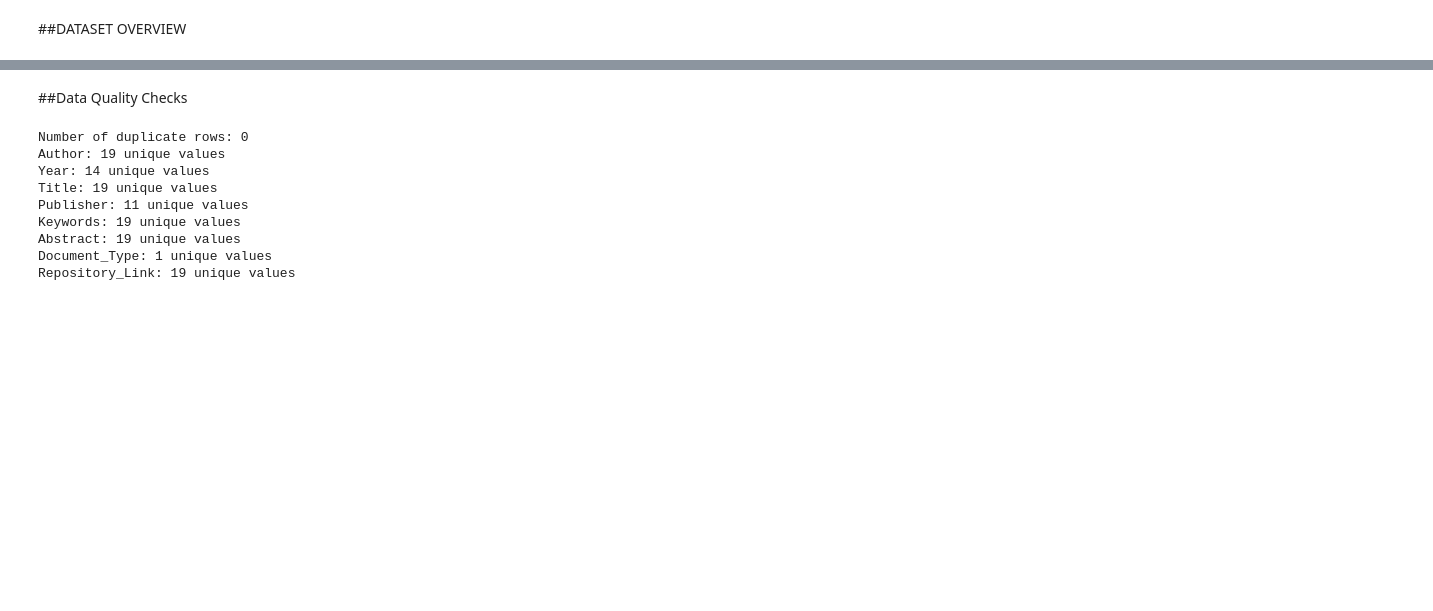
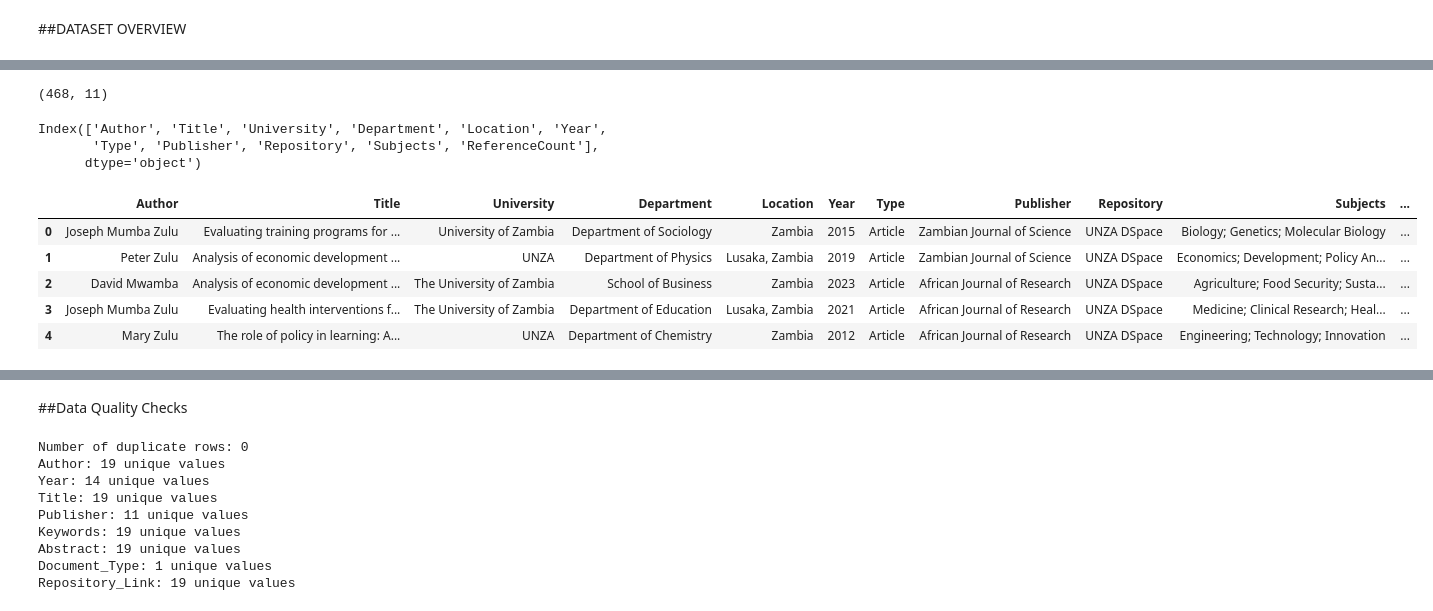
Before and after one commit to JakeSparrow1/project_team_20, a Jupyter notebook: shared_group_notebook.ipynb, the cells around one changed output, grey strips where cells are left out. Drawn from its saved outputs; the diff is of its cells as text; code cells hidden in the pictures; blank space fills up the shorter version.

```diff
--- a/shared_group_notebook.ipynb
+++ b/shared_group_notebook.ipynb
@@ -41,9 +43,5 @@ drive.mount('/content/drive')
 # %% [output]
 Mounted at /content/drive
 # %%
-import pandas as pd
-
-file_path = "/content/drive/MyDrive/clean_dataset.csv"
-df = pd.read_csv(file_path, sep="|")
-
-df.head()
+papers_path ='/content/drive/MyDrive/papers.csv'
+papers_df = pd.read_csv(papers_path,sep=',')
@@ -96,0 +50,19 @@ memory usage: 1.3+ KB
+# %%
+papers_df.shape
+# %% [output]
+(468, 11)
+# %%
+papers_df.columns
+# %% [output]
+Index(['Author', 'Title', 'University', 'Department', 'Location', 'Year',
+       'Type', 'Publisher', 'Repository', 'Subjects', 'ReferenceCount'],
+      dtype='object')
+# %%
+papers_df.head()
+# %% [output]
+|  | Author | Title | University | Department | Location | Year | Type | Publisher | Repository | Subjects | ... |
+| 0 | Joseph Mumba Zulu | Evaluating training programs for ... | University of Zambia | Department of Sociology | Zambia | 2015 | Article | Zambian Journal of Science | UNZA DSpace | Biology; Genetics; Molecular Biology | ... |
+| 1 | Peter Zulu | Analysis of economic development ... | UNZA | Department of Physics | Lusaka, Zambia | 2019 | Article | Zambian Journal of Science | UNZA DSpace | Economics; Development; Policy An... | ... |
+| 2 | David Mwamba | Analysis of economic development ... | The University of Zambia | School of Business | Zambia | 2023 | Article | African Journal of Research | UNZA DSpace | Agriculture; Food Security; Susta... | ... |
+| 3 | Joseph Mumba Zulu | Evaluating health interventions f... | The University of Zambia | Department of Education | Lusaka, Zambia | 2021 | Article | African Journal of Research | UNZA DSpace | Medicine; Clinical Research; Heal... | ... |
+| 4 | Mary Zulu | The role of policy in learning: A... | UNZA | Department of Chemistry | Zambia | 2012 | Article | African Journal of Research | UNZA DSpace | Engineering; Technology; Innovation | ... |
```
Also changed, not shown: parts of 12 cells of this notebook.
